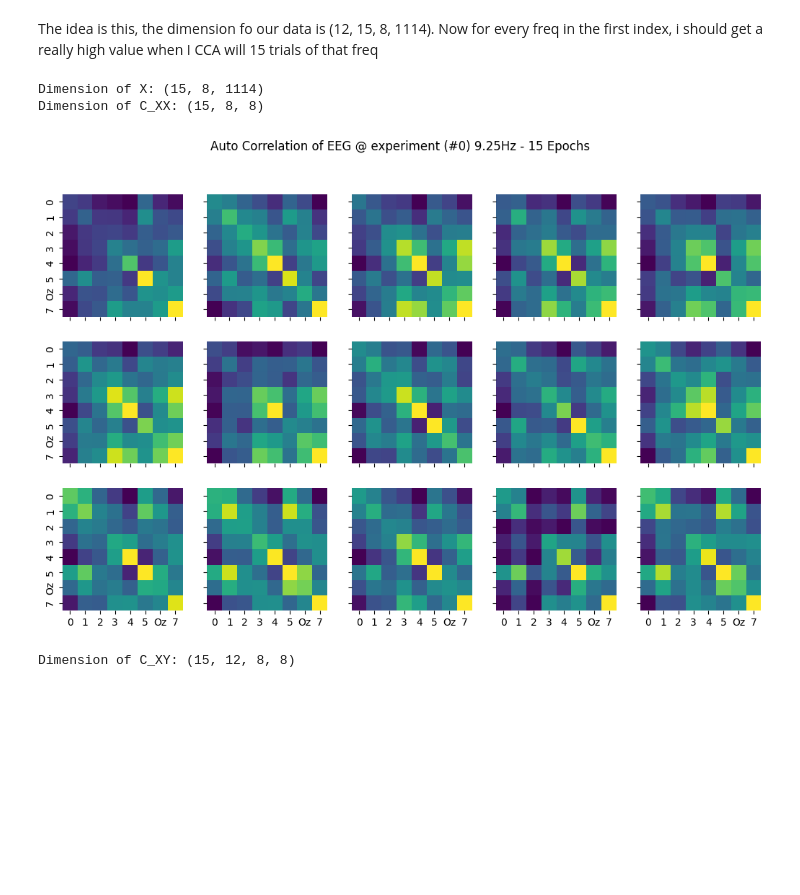
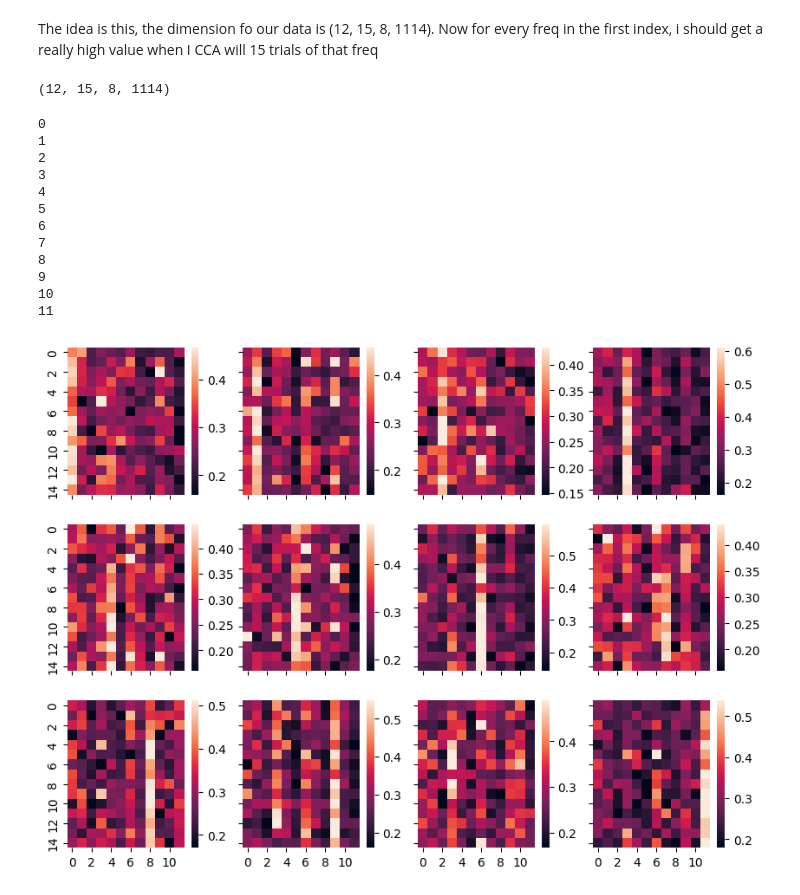
Before and after one commit to AkilanSS/12JFPM_SSVEP, a Jupyter notebook: src/cca_classification.ipynb, the cells around one changed output. Cells and saved outputs as stored; diff of their text form; code cells hidden in the pictures; blank space fills up the shorter version.

Commit message:
collateed heatmap

```diff
--- a/src/cca_classification.ipynb
+++ b/src/cca_classification.ipynb
@@ -101,29 +101,63 @@ print(np.shape(C_YY))
 The idea is this, the dimension fo our data is (12, 15, 8, 1114). Now for every freq in  the first index, i should get a really high value when I CCA will 15 trials of that freq
 # %%
 corrected_subject1data = subject1data - np.mean(subject1data, axis=3, keepdims=True) # type: ignore
+# %%
+print(np.shape(corrected_subject1data))
+# %% [output]
+(12, 15, 8, 1114)
 # %%
 #For targetfreq 9.25Hz
-X = corrected_subject1data[6]
-print("Dimension of X:", np.shape(X))
 
-C_XX = X @ X.transpose(0,2,1)
-print("Dimension of C_XX:", np.shape(C_XX))
+fig, axes = plt.subplots(3,4, figsize = (4*2.5, 3*2.5), sharex=True, sharey=True)
+axes = axes.flatten()
+
+for t_idx in range(12):
+    X = corrected_subject1data[t_idx]
+    # print("Dimension of X:", np.shape(X))
+
+    C_XX = X @ X.transpose(0,2,1)
+    # print("Dimension of C_XX:", np.shape(C_XX))
+
+    # 3 Rows and 5 Columns
+    # fig, axes = plt.subplots(3,5, figsize = (5*2.5, 3*2.5), sharex=True, sharey=True)
+    # fig.suptitle("Auto Correlation of EEG @ experiment (#0) 9.25Hz - 15 Epochs")
+    # axes = axes.flatten()
+    # for i in range(3 * 5):
+    #         sns.heatmap(C_XX[i], ax=axes[i], cbar=False,robust=True, cmap='viridis', xticklabels=[0,1,2,3,4,5,"Oz",7], yticklabels=[0,1,2,3,4,5,"Oz",7]) # type: ignore
+
+    #Einstein summ or whatever
+    #(trials x channels x points) * (freq, harmonics, points) -> (trials, freq, channels, harmonics)
+    C_XY = np.einsum('tck, fhk -> tfch', X, reference_signal)
+    # print("Dimension of C_XY:", np.shape(C_XY))
+
+    #Plotting a heatmap for 0th trial with 9.25Hz(#0 freq)
+    # sns.heatmap(C_XY[0][4])
+
+    RHO = np.zeros([15,12])
+    for i in range(15):
+        for j in range(12):
+            c_xx = C_XX[i]
+            c_yy = C_YY[j]
+            c_xy = C_XY[i][j]
+
+            a = np.linalg.pinv(c_xx) @ c_xy @ np.linalg.pinv(c_yy) @ c_xy.T
+            rho = np.linalg.eigvals(a)
+            # print(f"For trial {i}, matched with frequency {stim_freq[j], j}:", np.sqrt(np.max(rho.real)))
+            RHO[i][j] = np.sqrt(np.max(rho.real))
+
+    print(t_idx)
+    sns.heatmap(RHO, robust=True, ax = axes[t_idx])
 # %% [output]
-Dimension of X: (15, 8, 1114)
-Dimension of C_XX: (15, 8, 8)
+0
+1
+2
+3
+4
+5
+6
+7
+8
+9
+10
+11
+[figure, added]
-# %%
-# 3 Rows and 5 Columns
-fig, axes = plt.subplots(3,5, figsize = (5*2.5, 3*2.5), sharex=True, sharey=True)
-fig.suptitle("Auto Correlation of EEG @ experiment (#0) 9.25Hz - 15 Epochs")
-axes = axes.flatten()
-for i in range(3 * 5):
-        sns.heatmap(C_XX[i], ax=axes[i], cbar=False,robust=True, cmap='viridis', xticklabels=[0,1,2,3,4,5,"Oz",7], yticklabels=[0,1,2,3,4,5,"Oz",7]) # type: ignore
-# %% [output]
-[figure, removed]
-# %%
-#Einstein summ or whatever
-#(trials x channels x points) * (freq, harmonics, points) -> (trials, freq, channels, harmonics)
-C_XY = np.einsum('tck, fhk -> tfch', X, reference_signal)
-print("Dimension of C_XY:", np.shape(C_XY))
-# %% [output]
-Dimension of C_XY: (15, 12, 8, 8)
```
Also changed, not shown: parts of 4 cells of this notebook.
